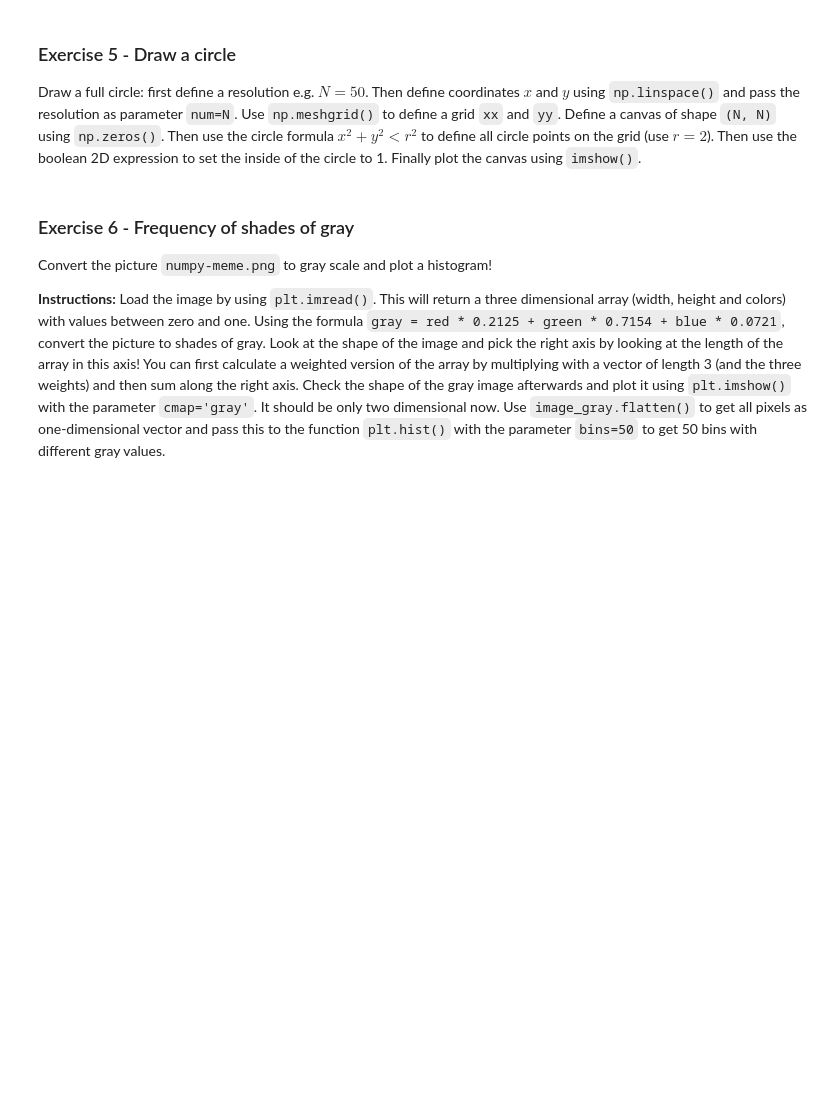
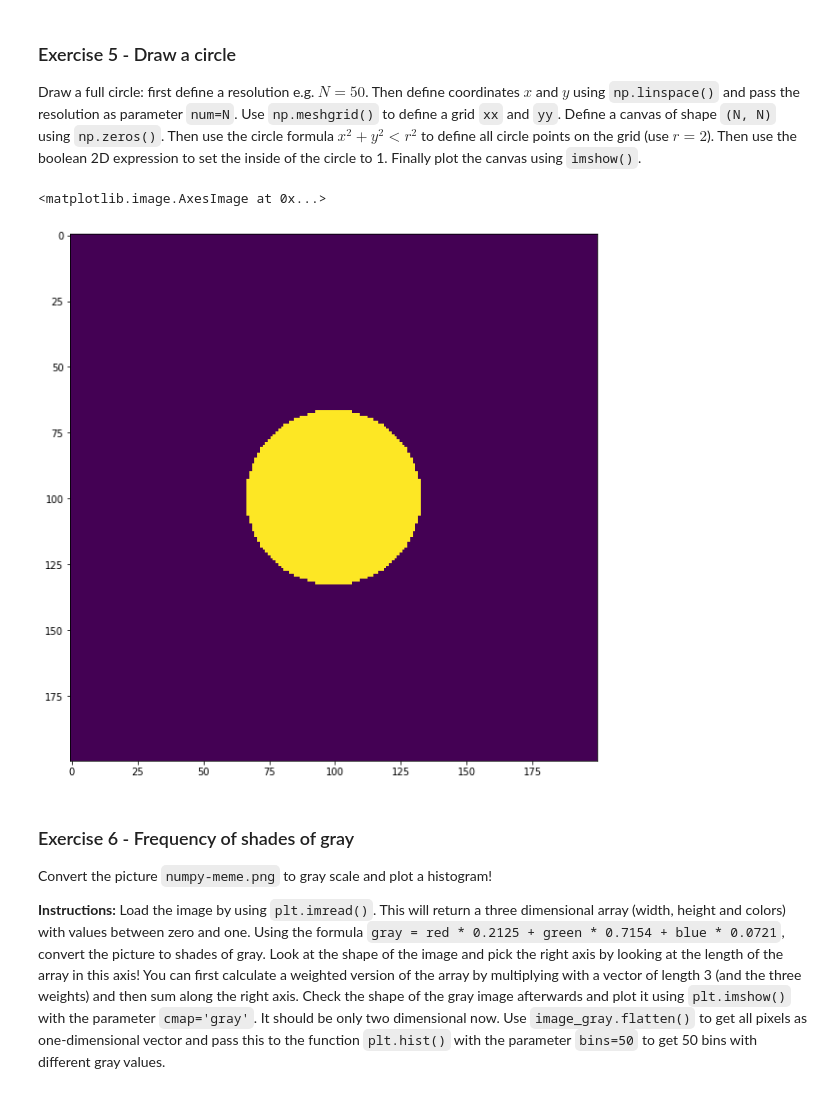
Before and after one commit to Bokubst/homework-scientific-computing, a Jupyter notebook: homework05-numpy-scipy/homework05.ipynb, the cells around one changed output. Drawn from its saved outputs; the diff is of its cells as text; code cells hidden in the pictures; blank space fills up the shorter version.

```diff
--- a/homework05-numpy-scipy/homework05.ipynb
+++ b/homework05-numpy-scipy/homework05.ipynb
@@ -177,6 +219,19 @@ Then plot the canvas using `plt.imshow()` with the parameter `cmap='gray'`!
 ### Exercise 5 - Draw a circle
 
 Draw a full circle: first define a resolution e.g. $N=50$. Then define coordinates $x$ and $y$ using `np.linspace()` and pass the resolution as parameter `num=N`. Use `np.meshgrid()` to define a grid `xx` and `yy`. Define a canvas of shape `(N, N)` using `np.zeros()`. Then use the circle formula $x^2 + y^2 < r^2$ to define all circle points on the grid (use $r=2$). Then use the boolean 2D expression to set the inside of the circle to 1. Finally plot the canvas using `imshow()`.
+# %%
+N =200
+x = np.linspace(-6,6,N)
+y = np.linspace(-6,6,N)
+xx, yy = np.meshgrid(x,y)
+c = np.zeros((N,N))
+r = 2
+is_circular = xx**2+yy**2<r**2
+c[is_circular] = 1
+plt.imshow(c)
+# %% [output]
+<matplotlib.image.AxesImage at 0x...>
+[figure, added]
 # %% [markdown]
 ### Exercise 6 - Frequency of shades of gray
 
```
Also changed, not shown: parts of 17 cells of this notebook.
